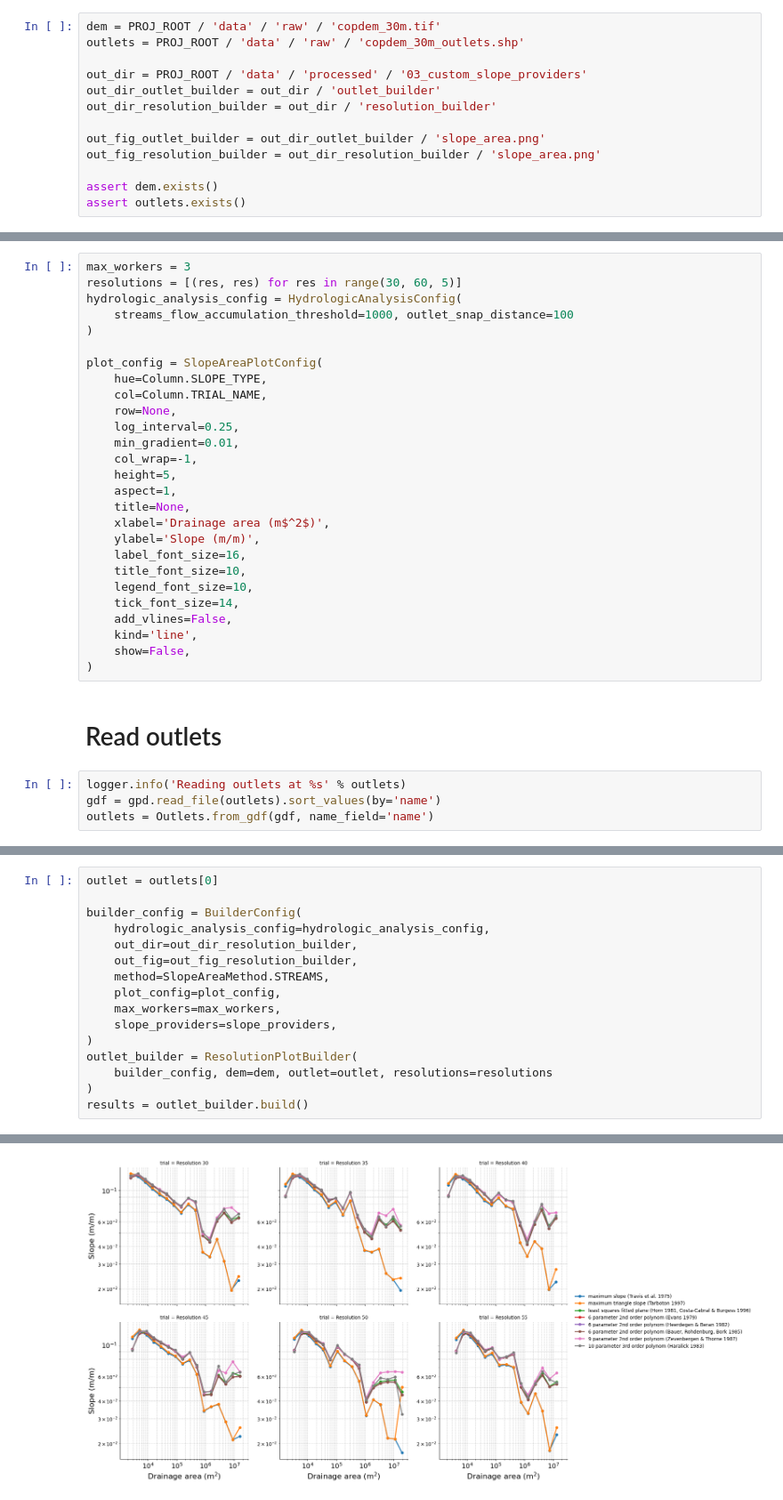
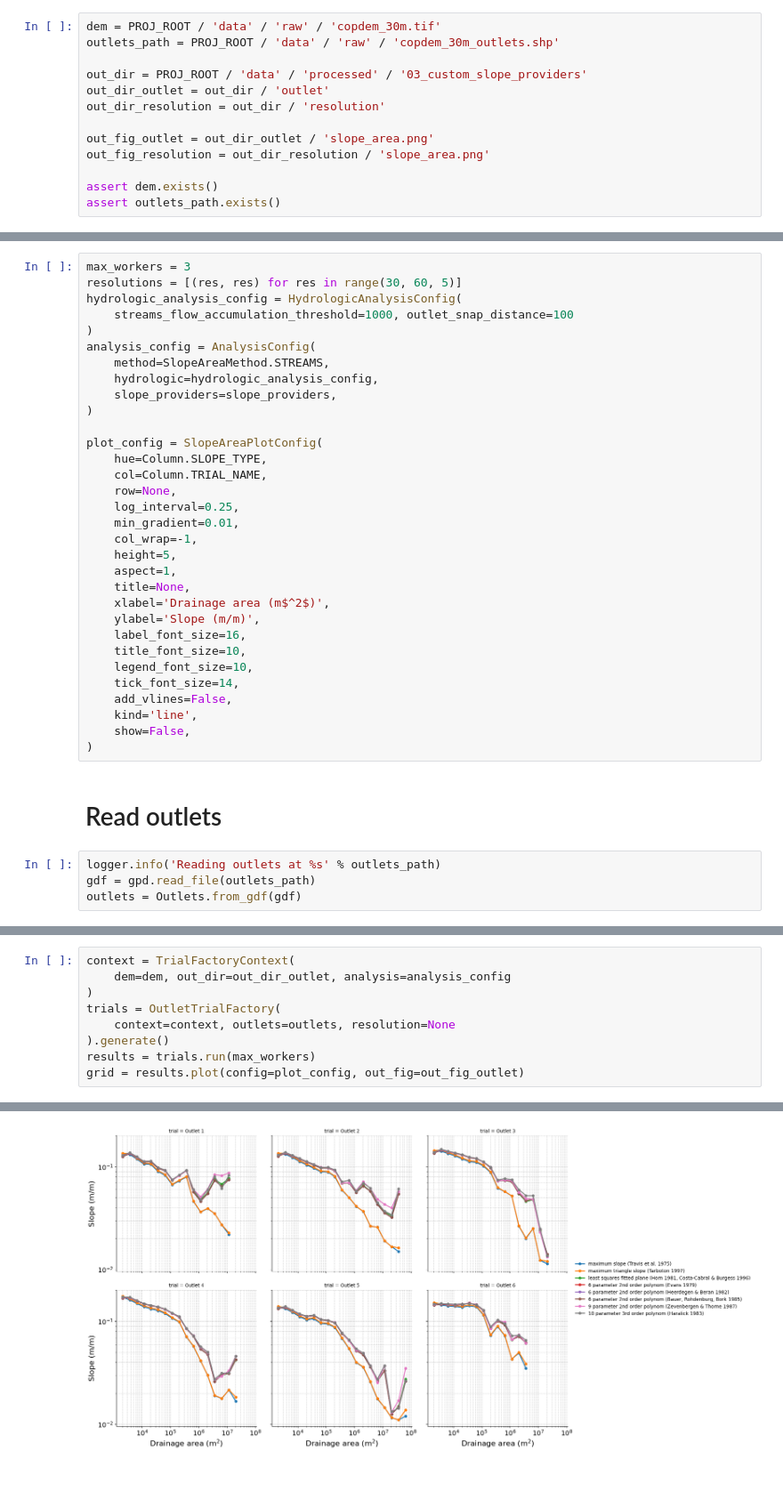
Before and after one commit to alecsandrei/slope-area, a Jupyter notebook: notebooks/03_custom_slope_providers.ipynb, the cells around one changed output, grey strips where cells are left out. Shown at 89% size. Saved outputs shown, nothing was run; the diff lists cells and outputs as text.

```diff
--- a/notebooks/03_custom_slope_providers.ipynb
+++ b/notebooks/03_custom_slope_providers.ipynb
@@ -23,14 +25,14 @@ logger = create_logger(__name__)
 # Paths
 # %%
 dem = PROJ_ROOT / 'data' / 'raw' / 'copdem_30m.tif'
-outlets = PROJ_ROOT / 'data' / 'raw' / 'copdem_30m_outlets.shp'
+outlets_path = PROJ_ROOT / 'data' / 'raw' / 'copdem_30m_outlets.shp'
 
 out_dir = PROJ_ROOT / 'data' / 'processed' / '03_custom_slope_providers'
-out_dir_outlet_builder = out_dir / 'outlet_builder'
-out_dir_resolution_builder = out_dir / 'resolution_builder'
+out_dir_outlet = out_dir / 'outlet'
+out_dir_resolution = out_dir / 'resolution'
 
-out_fig_outlet_builder = out_dir_outlet_builder / 'slope_area.png'
-out_fig_resolution_builder = out_dir_resolution_builder / 'slope_area.png'
+out_fig_outlet = out_dir_outlet / 'slope_area.png'
+out_fig_resolution = out_dir_resolution / 'slope_area.png'
 
 assert dem.exists()
-assert outlets.exists()
+assert outlets_path.exists()
@@ -41,6 +61,11 @@ max_workers = 3
 resolutions = [(res, res) for res in range(30, 60, 5)]
 hydrologic_analysis_config = HydrologicAnalysisConfig(
     streams_flow_accumulation_threshold=1000, outlet_snap_distance=100
+)
+analysis_config = AnalysisConfig(
+    method=SlopeAreaMethod.STREAMS,
+    hydrologic=hydrologic_analysis_config,
+    slope_providers=slope_providers,
 )
 
 plot_config = SlopeAreaPlotConfig(
@@ -66,7 +91,7 @@ plot_config = SlopeAreaPlotConfig(
 # %% [markdown]
 # Read outlets
 # %%
-logger.info('Reading outlets at %s' % outlets)
-gdf = gpd.read_file(outlets).sort_values(by='name')
-outlets = Outlets.from_gdf(gdf, name_field='name')
+logger.info('Reading outlets at %s' % outlets_path)
+gdf = gpd.read_file(outlets_path)
+outlets = Outlets.from_gdf(gdf)
 # %% [output]
@@ -96,19 +99,12 @@ slope_providers = {
 # %%
-outlet = outlets[0]
-
-builder_config = BuilderConfig(
-    hydrologic_analysis_config=hydrologic_analysis_config,
-    out_dir=out_dir_resolution_builder,
-    out_fig=out_fig_resolution_builder,
-    method=SlopeAreaMethod.STREAMS,
-    plot_config=plot_config,
-    max_workers=max_workers,
-    slope_providers=slope_providers,
+context = TrialFactoryContext(
+    dem=dem, out_dir=out_dir_outlet, analysis=analysis_config
 )
-outlet_builder = ResolutionPlotBuilder(
-    builder_config, dem=dem, outlet=outlet, resolutions=resolutions
-)
-results = outlet_builder.build()
+trials = OutletTrialFactory(
+    context=context, outlets=outlets, resolution=None
+).generate()
+results = trials.run(max_workers)
+grid = results.plot(config=plot_config, out_fig=out_fig_outlet)
 # %% [output]
 [interactive output not drawn]
 **********************************************************************************
@@ -139 +130 @@ WARNING: Interior pit cells were found within the input DEM. It is likely that t
-[figure, old version]
+[figure, new version]
```
Also changed, not shown: parts of 12 cells of this notebook, 3 other files.
